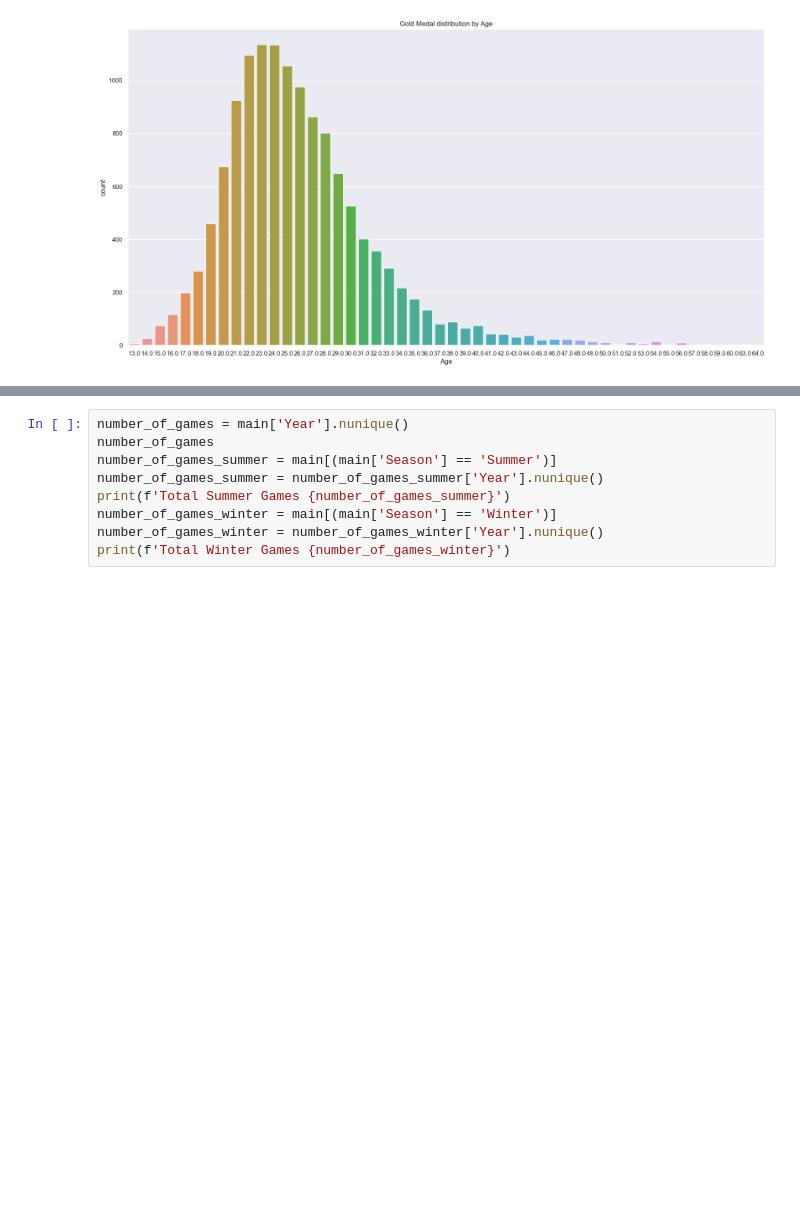
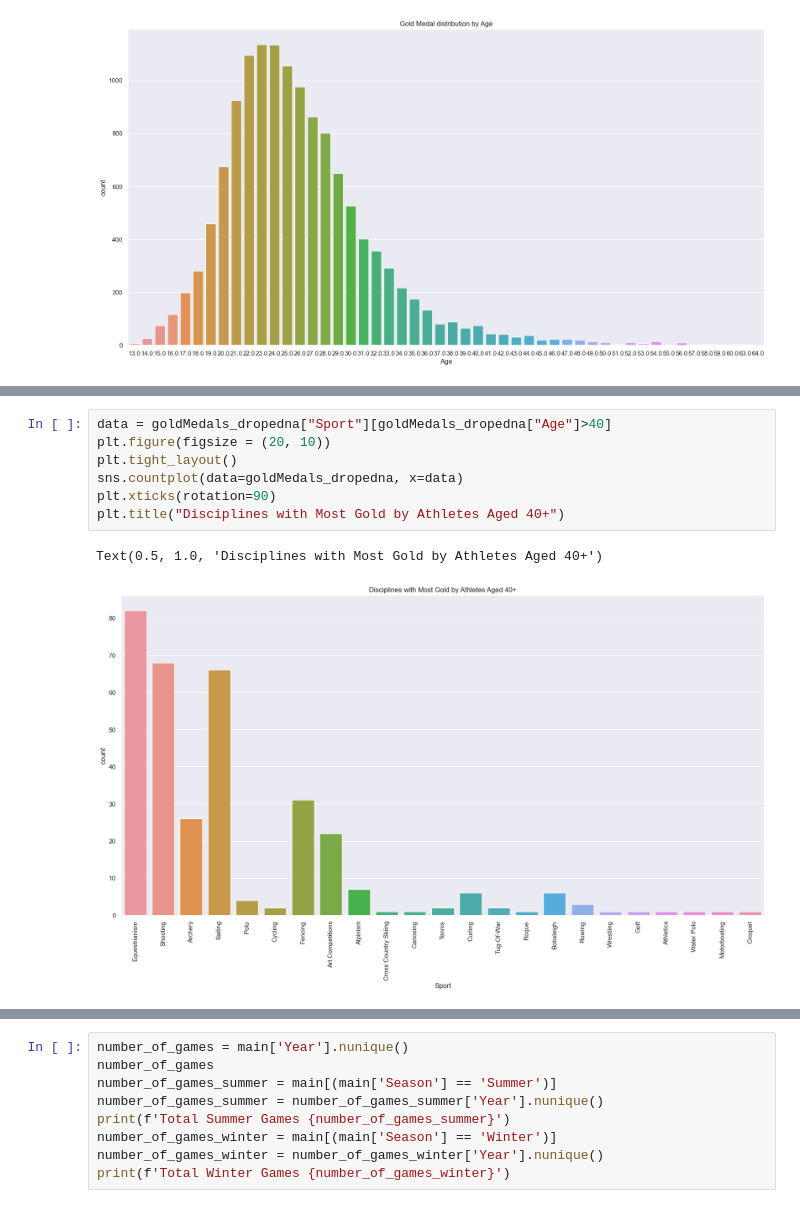
Before and after one commit to kilciukas/Olympic_dataset_exploration, a Jupyter notebook: Notebook_v2/Olimpines_notebook_v2.ipynb, the cells around one changed output, grey strips where cells are left out. Cells and saved outputs as stored; diff of their text form; blank space fills up the shorter version.

```diff
--- a/Notebook_v2/Olimpines_notebook_v2.ipynb
+++ b/Notebook_v2/Olimpines_notebook_v2.ipynb
@@ -459,0 +491,10 @@ greater40.create_bar_plot(palette='viridis', title='Gold Medals by Sport, Ages 4
+# %%
+data = goldMedals_dropedna["Sport"][goldMedals_dropedna["Age"]>40]
+plt.figure(figsize = (20, 10))
+plt.tight_layout()
+sns.countplot(data=goldMedals_dropedna, x=data)
+plt.xticks(rotation=90)
+plt.title("Disciplines with Most Gold by Athletes Aged 40+")
+# %% [output]
+Text(0.5, 1.0, 'Disciplines with Most Gold by Athletes Aged 40+')
+[figure, added]
```
Also changed, not shown: parts of 12 cells of this notebook.
